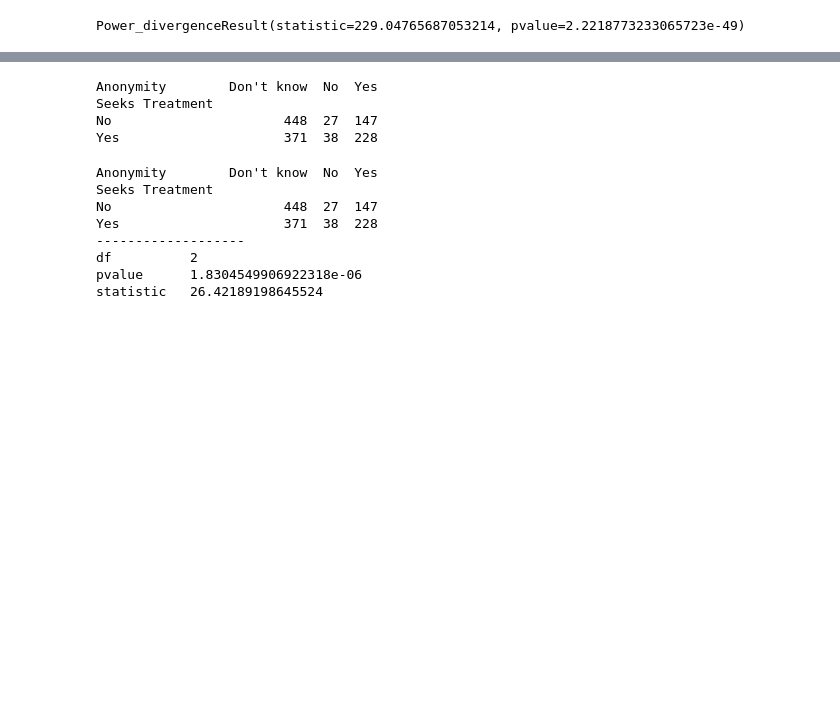
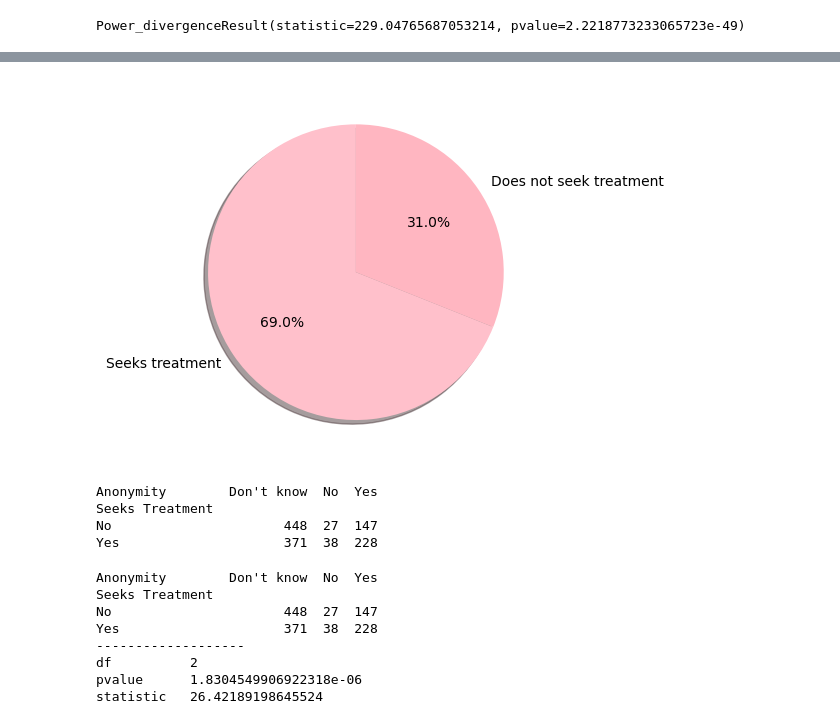
Before and after one commit to stephanieesamperio/Project3, a Jupyter notebook: Mai.ipynb, the cells around one changed output, grey strips where cells are left out. Saved outputs shown, nothing was run; the diff lists cells and outputs as text; code cells hidden in the pictures; blank space fills up the shorter version.

```diff
--- a/Mai.ipynb
+++ b/Mai.ipynb
@@ -89,3 +103,13 @@ statistic   55.26870128808481
+# %%
+mai_df2female = [171,77]
+mylabelsfe  = ['Seeks treatment', "Does not seek treatment"]
+fcolors = ['pink', 'lightpink']
+plt.pie(mai_df2female, labels = mylabels, colors = fcolors , autopct='%1.1f%%',
+        shadow=True, startangle=90)
+
+plt.savefig('Resources/gender_vs_seekinghelpfemale.png',bbox_inches = 'tight')
+# %% [output]
+[figure, added]
 # %%
 mai_df3 = mai_df[["Seeks Treatment", "Anonymity"]]
 table3 = sm.stats.Table.from_data(mai_df3)
```
Also changed, not shown: parts of 9 cells of this notebook, 8 other files.
